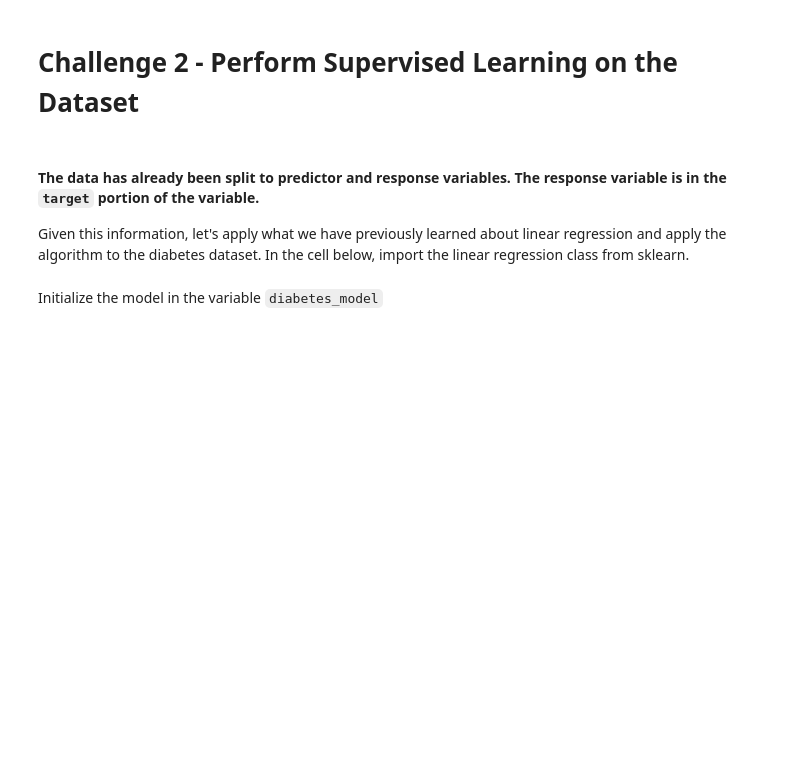
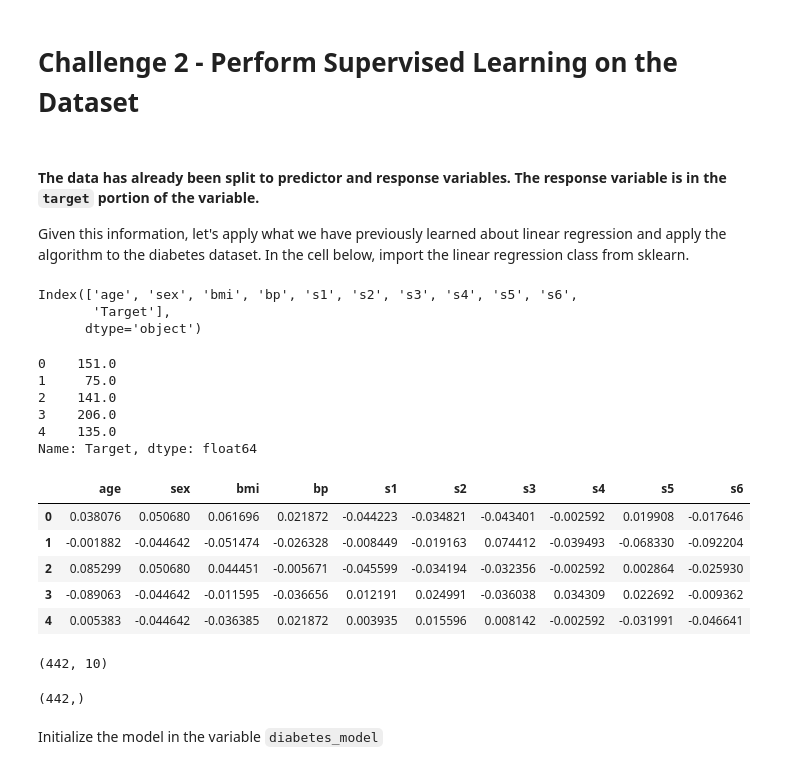
Before and after one commit to Ironhack-Data-Madrid-Octubre-2021/lab-intro-to-sklearn, a Jupyter notebook: your-code/main.ipynb, the cells around one changed output. Cells and saved outputs as stored; diff of their text form; code cells hidden in the pictures; blank space fills up the shorter version.

```diff
--- a/your-code/main.ipynb
+++ b/your-code/main.ipynb
@@ -41,2 +105,36 @@ Given this information, let's apply what we have previously learned about linear
+# %%
+diabetes.columns
+# %% [output]
+Index(['age', 'sex', 'bmi', 'bp', 's1', 's2', 's3', 's4', 's5', 's6',
+       'Target'],
+      dtype='object')
+# %%
+y = diabetes.Target
+y.head()
+# %% [output]
+0    151.0
+1     75.0
+2    141.0
+3    206.0
+4    135.0
+Name: Target, dtype: float64
+# %%
+X = diabetes.drop("Target", axis=1) #La X siempre es un dataframe (Aunque solo tenga una columna)
+X.head()
+# %% [output]
+|  | age | sex | bmi | bp | s1 | s2 | s3 | s4 | s5 | s6 |
+| 0 | 0.038076 | 0.050680 | 0.061696 | 0.021872 | -0.044223 | -0.034821 | -0.043401 | -0.002592 | 0.019908 | -0.017646 |
+| 1 | -0.001882 | -0.044642 | -0.051474 | -0.026328 | -0.008449 | -0.019163 | 0.074412 | -0.039493 | -0.068330 | -0.092204 |
+| 2 | 0.085299 | 0.050680 | 0.044451 | -0.005671 | -0.045599 | -0.034194 | -0.032356 | -0.002592 | 0.002864 | -0.025930 |
+| 3 | -0.089063 | -0.044642 | -0.011595 | -0.036656 | 0.012191 | 0.024991 | -0.036038 | 0.034309 | 0.022692 | -0.009362 |
+| 4 | 0.005383 | -0.044642 | -0.036385 | 0.021872 | 0.003935 | 0.015596 | 0.008142 | -0.002592 | -0.031991 | -0.046641 |
+# %%
+X.shape
+# %% [output]
+(442, 10)
+# %%
+y.shape
+# %% [output]
+(442,)
 # %% [markdown]
 Initialize the model in the variable `diabetes_model`
```
Also changed, not shown: parts of 52 cells of this notebook.
